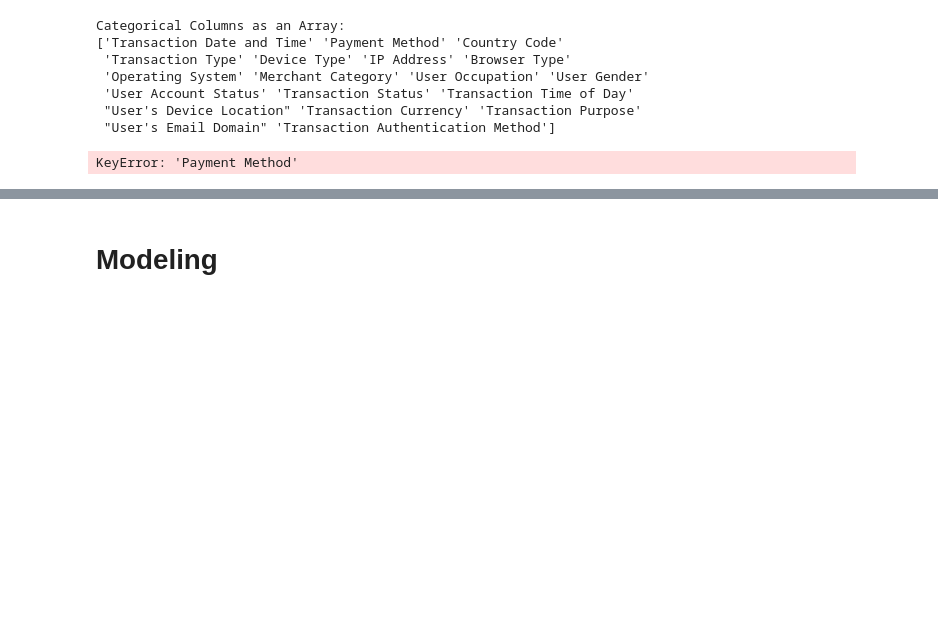
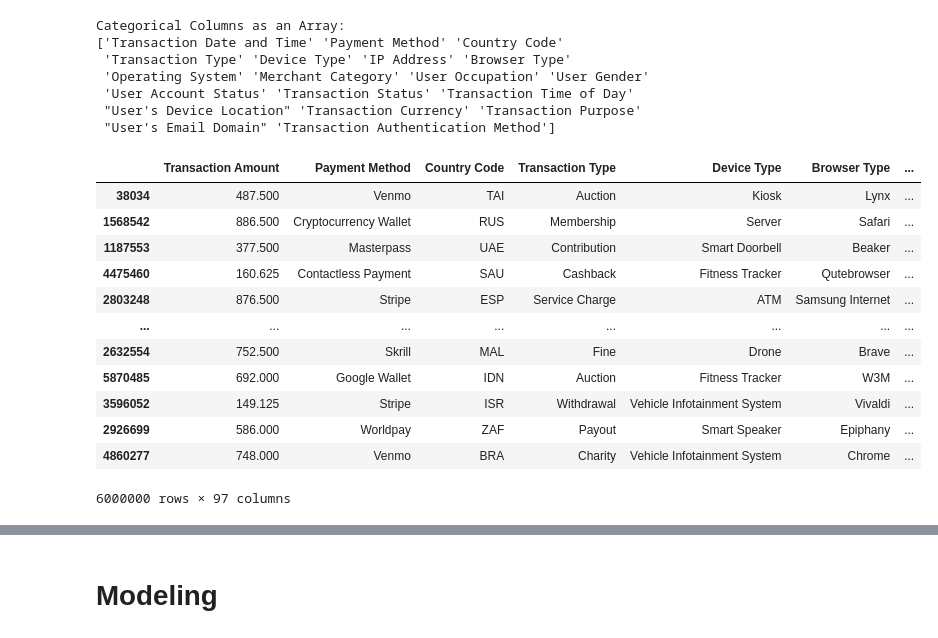
Before and after one commit to uchiharon/DataFestAfrica-BlackBox, a Jupyter notebook: Data_Science/team-blackbox.ipynb, the cells around one changed output, grey strips where cells are left out. Cells and saved outputs as stored; diff of their text form; code cells hidden in the pictures; blank space fills up the shorter version.

```diff
--- a/Data_Science/team-blackbox.ipynb
+++ b/Data_Science/team-blackbox.ipynb
@@ -22,7 +48,7 @@ for dirname, _, filenames in os.walk('/kaggle/input'):
 import matplotlib.pyplot as plt  # data visualization
 import seaborn as sns  # enhanced data visualization
 # %%
-data = pd.read_csv("/kaggle/input/online-payment-fraud-detection-dataset/Fraud Detection Dataset.csv",low_memory=False)
+data = pd.read_csv("Fraud Detection Dataset.csv",low_memory=False)
 # %%
 data
 # %% [output]
@@ -597,10 +623,12 @@ memory usage: 649.7+ MB
 # %% [markdown]
 #### One-Hot Encoding
 # %%
-#columns_to_encode = ['age_group', 'biz_age_group', 'merch_rep_score', 'Credit_Category', 'TransactionDuplicate']
+columns_to_encode = ['age_group', 'biz_age_group', 'merch_rep_score', 'Credit_Category', 'TransactionDuplicate']
 
 # Perform one-hot encoding
-#df_encoded = pd.get_dummies(data[columns_to_encode], prefix=columns_to_encode)
+df_encoded = pd.get_dummies(data[columns_to_encode], prefix=columns_to_encode)
+# Replace 'true' with 1 and 'false' with 0
+df_encoded.replace({True: 1, False: 0}, inplace=True)
 
 # Concatenate the one-hot encoded columns with the original DataFrame
-#df_final = pd.concat([data.drop(columns_to_encode, axis=1), df_encoded], axis=1)
+data = pd.concat([data.drop(columns_to_encode, axis=1), df_encoded], axis=1)
@@ -631,6 +654,22 @@ Categorical Columns as an Array:
  'User Account Status' 'Transaction Status' 'Transaction Time of Day'
  "User's Device Location" 'Transaction Currency' 'Transaction Purpose'
  "User's Email Domain" 'Transaction Authentication Method']
+# %%
+data
+# %% [output]
+|  | Transaction Amount | Payment Method | Country Code | Transaction Type | Device Type | Browser Type | ... |
+| 38034 | 487.500 | Venmo | TAI | Auction | Kiosk | Lynx | ... |
+| 1568542 | 886.500 | Cryptocurrency Wallet | RUS | Membership | Server | Safari | ... |
+| 1187553 | 377.500 | Masterpass | UAE | Contribution | Smart Doorbell | Beaker | ... |
+| 4475460 | 160.625 | Contactless Payment | SAU | Cashback | Fitness Tracker | Qutebrowser | ... |
+| 2803248 | 876.500 | Stripe | ESP | Service Charge | ATM | Samsung Internet | ... |
+| ... | ... | ... | ... | ... | ... | ... | ... |
+| 2632554 | 752.500 | Skrill | MAL | Fine | Drone | Brave | ... |
+| 5870485 | 692.000 | Google Wallet | IDN | Auction | Fitness Tracker | W3M | ... |
+| 3596052 | 149.125 | Stripe | ISR | Withdrawal | Vehicle Infotainment System | Vivaldi | ... |
+| 2926699 | 586.000 | Worldpay | ZAF | Payout | Smart Speaker | Epiphany | ... |
+| 4860277 | 748.000 | Venmo | BRA | Charity | Vehicle Infotainment System | Chrome | ... |
+6000000 rows × 97 columns
 # %%
 # For Python with scikit-learn
 from sklearn.preprocessing import LabelEncoder
@@ -641,14 +680,12 @@ categorical_columns = ['Payment Method', 'Country Code',
  'Operating System', 'Merchant Category', 'User Occupation', 'User Gender',
  'User Account Status', 'Transaction Status', 'Transaction Time of Day',
  "User's Device Location", 'Transaction Currency', 'Transaction Purpose',
- 'Transaction Authentication Method', 'age_group', 'biz_age_group', 'merch_rep_score', 'Credit_Category', 'TransactionDuplicate']
+ 'Transaction Authentication Method']
 
 for col in categorical_columns:
     data[col + '_encoded'] = label_encoder.fit_transform(data[col])
 
 data.drop(categorical_columns, axis=1, inplace=True)
-# %% [output]
-KeyError: 'Payment Method'
 # %%
 data.info()
 # %% [output]
```
Also changed, not shown: parts of 10 cells of this notebook.
